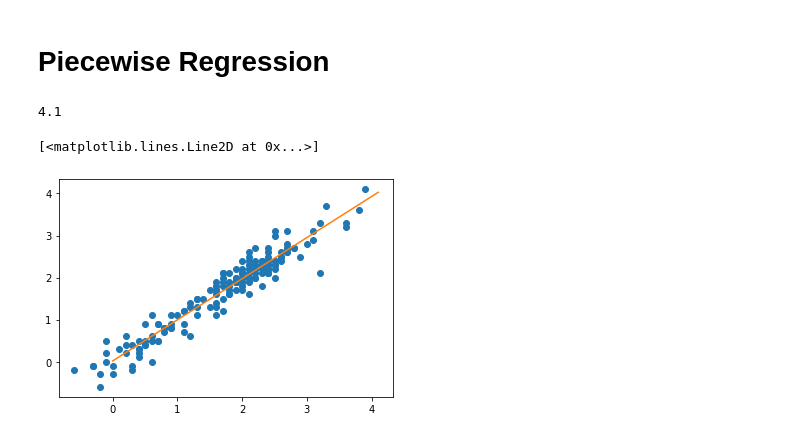
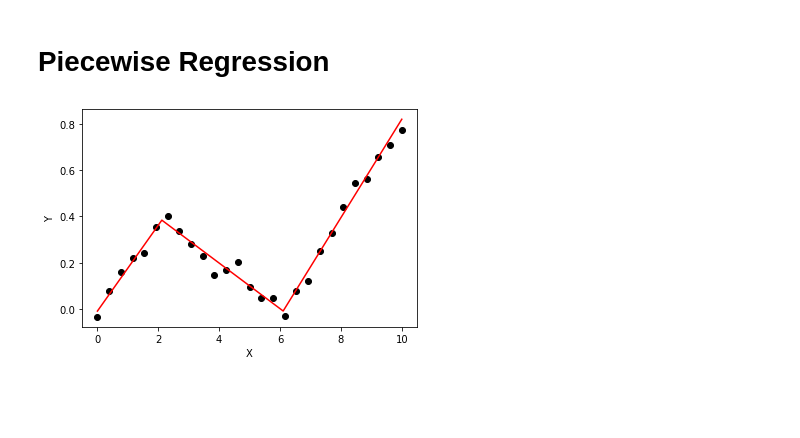
Before and after one commit to SamKimbinyi/int3, a Jupyter notebook: q1.ipynb, the cells around one changed output. Saved outputs shown, nothing was run; the diff lists cells and outputs as text; code cells hidden in the pictures; blank space fills up the shorter version.

Commit message:
Piecewise and fixed other model

```diff
--- a/q1.ipynb
+++ b/q1.ipynb
@@ -305,25 +306,5 @@ r2_score(y_test, model.predict(x_test[["A_Lag_0","B_Lag_0","C_Lag_0","D_Lag_0"]]
 # %% [markdown]
 # Piecewise Regression
-# %%
-max(y_train)
-# %% [output]
-4.1
-# %%
-from scipy import optimize
-import matplotlib.pyplot as plt
-import numpy as np
-%matplotlib inline
-
-x = np.array(x_train["D_Lag_0"], dtype=float)
-y = np.array(y_train)
-
-def piecewise_linear(x, x0, y0, k1, k2):
-    return np.piecewise(x, [x < x0], [lambda x:k1*x + y0-k1*x0, lambda x:k2*x + y0-k2*x0])
-
-p , e = optimize.curve_fit(piecewise_linear, x, y)
-xd = np.linspace(0, max(y_train), 100)
-plt.plot(x, y, "o")
-plt.plot(xd, piecewise_linear(xd, *p))
-# %% [output]
-[<matplotlib.lines.Line2D at 0x...>]
-[figure, removed]
+# %%
+ramp = lambda u: np.maximum( u, 0 )
+step = lambda u: ( u > 0 ).astype(float)
@@ -329,0 +351,11 @@ plt.plot(xd, piecewise_linear(xd, *p))
+# %%
+X = np.linspace( 0, 10, 27 )
+Y = 0.2*X  - 0.3* ramp(X-2) + 0.3*ramp(X-6) + 0.05*np.random.randn(len(X))
+plt.plot( X, Y, 'ok' );
+
+initialBreakpoints = [1,7]
+#Try also with 3 breakpoints, e.g. [3,5,6]
+plt.plot( *SegmentedLinearReg( X, Y, initialBreakpoints ), '-r' );
+plt.xlabel('X'); plt.ylabel('Y');
+# %% [output]
+[figure, added]
```
Also changed, not shown: parts of 10 cells of this notebook.
